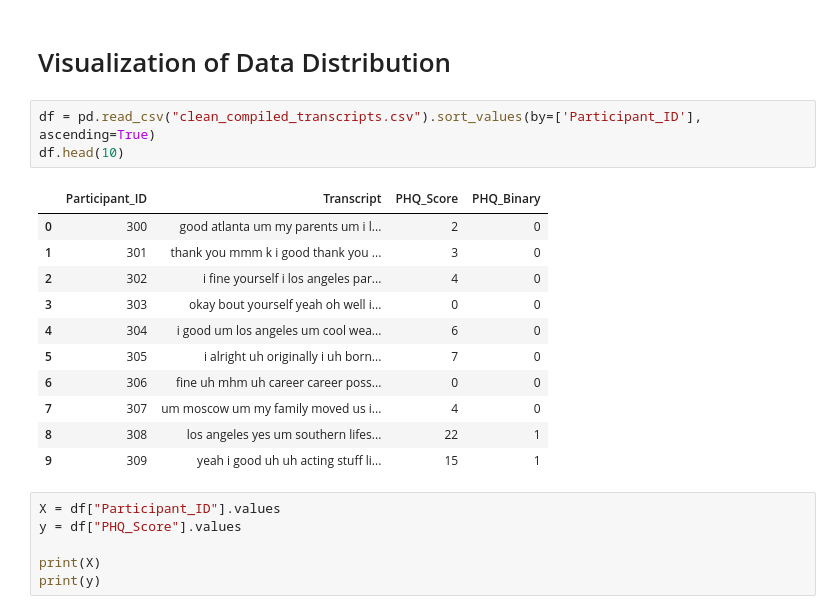
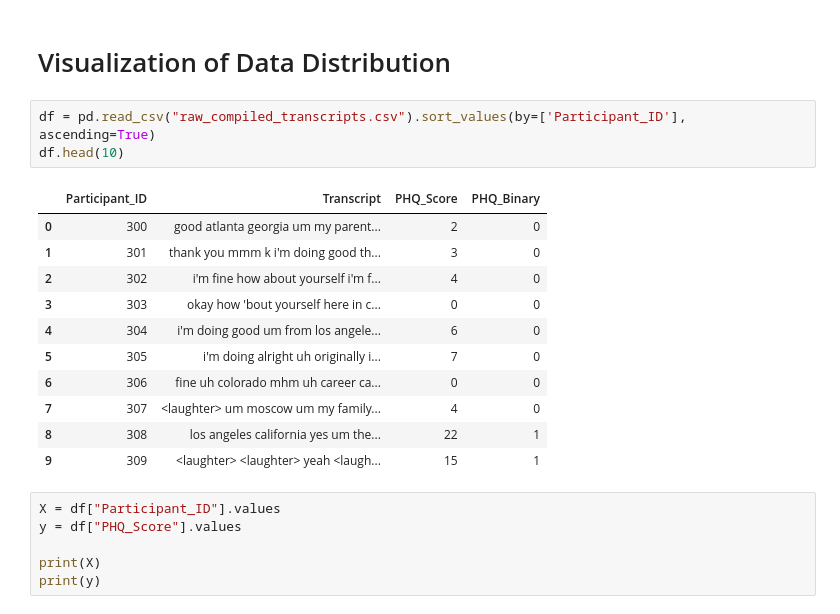
Before and after one commit to derong97/automatic-depression-detector, a Jupyter notebook: visualization/report_visualization.ipynb, the cells around one changed output. Saved outputs shown, nothing was run; the diff lists cells and outputs as text.

```diff
--- a/visualization/report_visualization.ipynb
+++ b/visualization/report_visualization.ipynb
@@ -7,20 +7,20 @@ import numpy as np
 # %% [markdown]
 # Visualization of Data Distribution
 # %%
-df = pd.read_csv("clean_compiled_transcripts.csv").sort_values(by=['Participant_ID'], ascending=True)
+df = pd.read_csv("raw_compiled_transcripts.csv").sort_values(by=['Participant_ID'], ascending=True)
 df.head(10)
 # %% [output]
 |  | Participant_ID | Transcript | PHQ_Score | PHQ_Binary |
-| 0 | 300 | good atlanta um my parents um i l... | 2 | 0 |
-| 1 | 301 | thank you mmm k i good thank you ... | 3 | 0 |
-| 2 | 302 | i fine yourself i los angeles par... | 4 | 0 |
-| 3 | 303 | okay bout yourself yeah oh well i... | 0 | 0 |
-| 4 | 304 | i good um los angeles um cool wea... | 6 | 0 |
-| 5 | 305 | i alright uh originally i uh born... | 7 | 0 |
-| 6 | 306 | fine uh mhm uh career career poss... | 0 | 0 |
-| 7 | 307 | um moscow um my family moved us i... | 4 | 0 |
-| 8 | 308 | los angeles yes um southern lifes... | 22 | 1 |
-| 9 | 309 | yeah i good uh uh acting stuff li... | 15 | 1 |
+| 0 | 300 | good atlanta georgia um my parent... | 2 | 0 |
+| 1 | 301 | thank you mmm k i'm doing good th... | 3 | 0 |
+| 2 | 302 | i'm fine how about yourself i'm f... | 4 | 0 |
+| 3 | 303 | okay how 'bout yourself here in c... | 0 | 0 |
+| 4 | 304 | i'm doing good um from los angele... | 6 | 0 |
+| 5 | 305 | i'm doing alright uh originally i... | 7 | 0 |
+| 6 | 306 | fine uh colorado mhm uh career ca... | 0 | 0 |
+| 7 | 307 | <laughter> um moscow um my family... | 4 | 0 |
+| 8 | 308 | los angeles california yes um the... | 22 | 1 |
+| 9 | 309 | <laughter> <laughter> yeah <laugh... | 15 | 1 |
 # %%
 X = df["Participant_ID"].values
 y = df["PHQ_Score"].values
```
Also changed, not shown: parts of 4 cells of this notebook.
